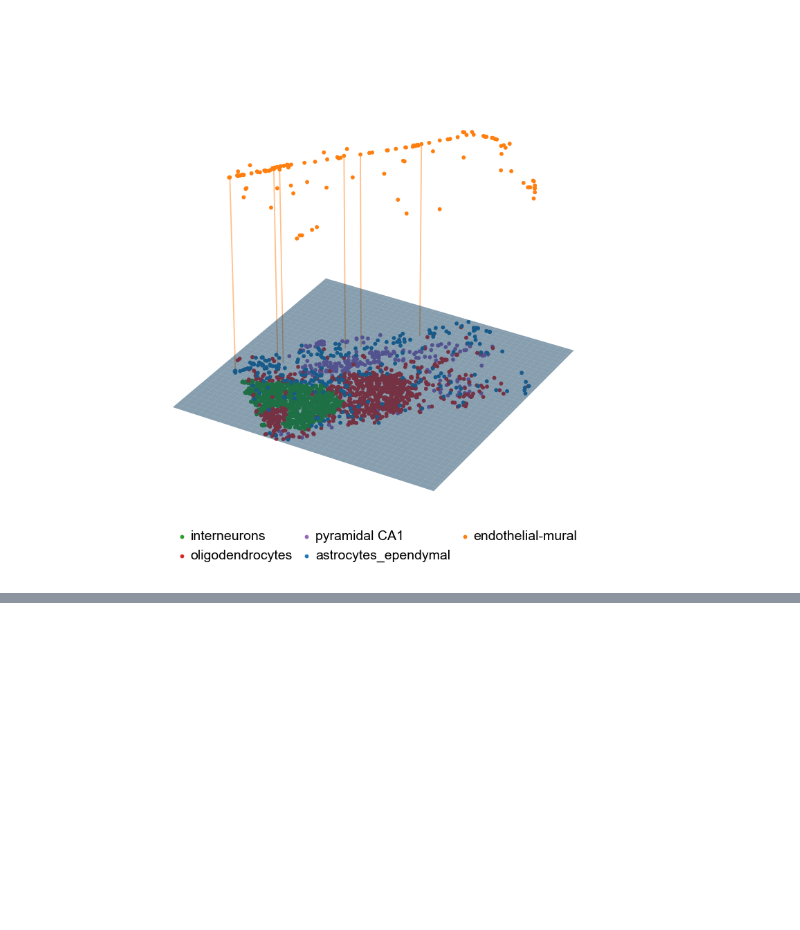
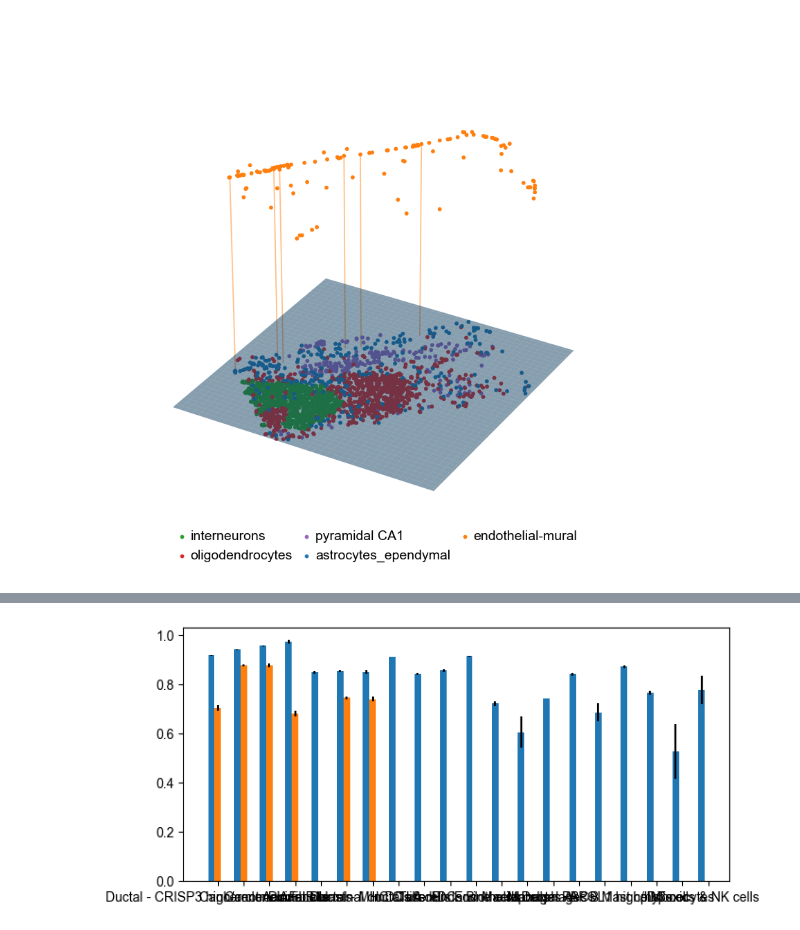
Before and after one commit to newmana/Despot, a Jupyter notebook: docs/3DLandscape.ipynb, the cells around one changed output, grey strips where cells are left out. Drawn from its saved outputs; the diff is of its cells as text; code cells hidden in the pictures; blank space fills up the shorter version.

```diff
--- a/docs/3DLandscape.ipynb
+++ b/docs/3DLandscape.ipynb
@@ -45,0 +106,3 @@ Plotting surfaces...
+# %%
+smdFile = "h5smds/PDAC-A-0.h5smd"
+pip_res = Fscore_Comparison_pip(smdFile, has_ground_truth=False)
@@ -45,0 +116,7 @@ Plotting surfaces...
+# %%
+pip_res = []
+for i in range(10):
+  smdFile = f"h5smds/PDAC-A-{i}.h5smd"
+  _res = Fscore_Comparison_pip(smdFile, has_ground_truth=False)
+  pip_res.append(_res)
+pip_res
@@ -45,0 +143,8 @@ Plotting surfaces...
+# %%
+agg_Despot = pd.DataFrame()
+agg_Seurat = pd.DataFrame()
+for i in range(10):
+  agg_Despot = pd.concat([agg_Despot, pip_res[i].loc["Despot", :]], axis=1, ignore_index=True)
+  agg_Seurat = pd.concat([agg_Seurat, pip_res[i].loc["Seurat", :]], axis=1, ignore_index=True)
+agg_Despot = agg_Despot.T
+agg_Seurat = agg_Seurat.T
@@ -45,0 +171,26 @@ Plotting surfaces...
+# %%
+
+cell_types = agg_Despot.columns
+penguin_means = {
+    'Despot': agg_Despot.mean(axis=0),
+    'Seurat': agg_Seurat.mean(axis=0),
+}
+penguin_std = {
+    'Despot': agg_Despot.std(axis=0),
+    'Seurat': agg_Seurat.std(axis=0),
+}
+
+x = np.arange(len(cell_types))  # the label locations
+width = 0.25  # the width of the bars
+multiplier = 0
+
+fig, ax = plt.subplots(1, 1, figsize=(7,3), constrained_layout=True)
+
+for attribute, measurement in penguin_means.items():
+    offset = width * multiplier
+    rects = ax.bar(x + offset, measurement, width, label=attribute, yerr=penguin_std[attribute])
+    multiplier += 1
+ax.set_xticks(x + width, cell_types)
+plt.show()
+# %% [output]
+[figure, added]
```
Also changed, not shown: parts of 6 cells of this notebook, 1 other file.
